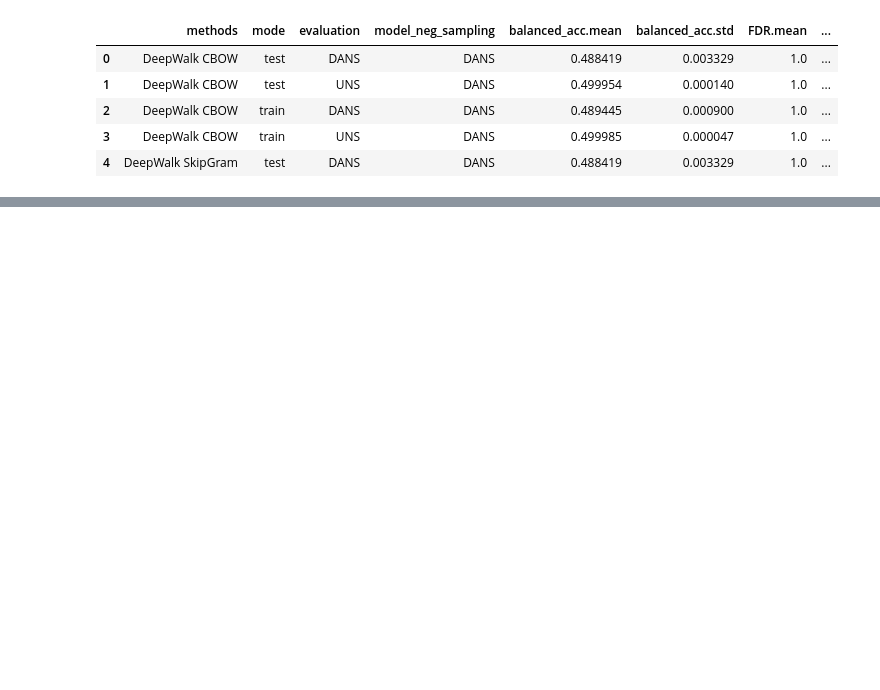
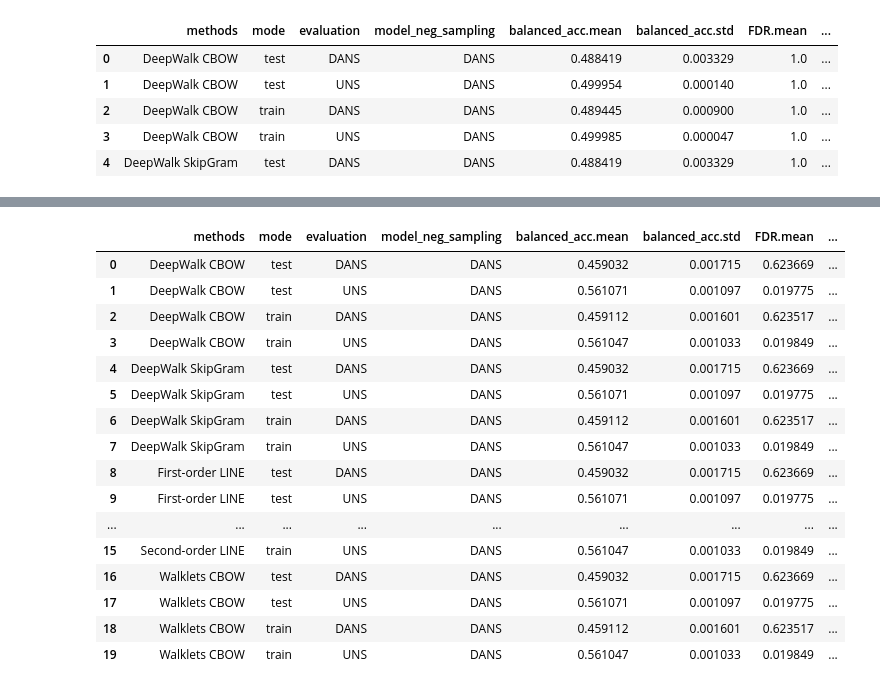
Before and after one commit to monarch-initiative/negativeExampleSelection, a Jupyter notebook: extractingResults.ipynb, the cells around one changed output, grey strips where cells are left out. Drawn from its saved outputs; the diff is of its cells as text; code cells hidden in the pictures; blank space fills up the shorter version.

```diff
--- a/extractingResults.ipynb
+++ b/extractingResults.ipynb
@@ -199,0 +166,21 @@ d2p_stats.head()
+# %%
+d2p_stats = get_mean_and_sd(d2p_results)
+d2p_stats.head(20)
+# %% [output]
+|  | methods | mode | evaluation | model_neg_sampling | balanced_acc.mean | balanced_acc.std | FDR.mean | ... |
+| 0 | DeepWalk CBOW | test | DANS | DANS | 0.459032 | 0.001715 | 0.623669 | ... |
+| 1 | DeepWalk CBOW | test | UNS | DANS | 0.561071 | 0.001097 | 0.019775 | ... |
+| 2 | DeepWalk CBOW | train | DANS | DANS | 0.459112 | 0.001601 | 0.623517 | ... |
+| 3 | DeepWalk CBOW | train | UNS | DANS | 0.561047 | 0.001033 | 0.019849 | ... |
+| 4 | DeepWalk SkipGram | test | DANS | DANS | 0.459032 | 0.001715 | 0.623669 | ... |
+| 5 | DeepWalk SkipGram | test | UNS | DANS | 0.561071 | 0.001097 | 0.019775 | ... |
+| 6 | DeepWalk SkipGram | train | DANS | DANS | 0.459112 | 0.001601 | 0.623517 | ... |
+| 7 | DeepWalk SkipGram | train | UNS | DANS | 0.561047 | 0.001033 | 0.019849 | ... |
+| 8 | First-order LINE | test | DANS | DANS | 0.459032 | 0.001715 | 0.623669 | ... |
+| 9 | First-order LINE | test | UNS | DANS | 0.561071 | 0.001097 | 0.019775 | ... |
+| ... | ... | ... | ... | ... | ... | ... | ... | ... |
+| 15 | Second-order LINE | train | UNS | DANS | 0.561047 | 0.001033 | 0.019849 | ... |
+| 16 | Walklets CBOW | test | DANS | DANS | 0.459032 | 0.001715 | 0.623669 | ... |
+| 17 | Walklets CBOW | test | UNS | DANS | 0.561071 | 0.001097 | 0.019775 | ... |
+| 18 | Walklets CBOW | train | DANS | DANS | 0.459112 | 0.001601 | 0.623517 | ... |
+| 19 | Walklets CBOW | train | UNS | DANS | 0.561047 | 0.001033 | 0.019849 | ... |
```
Also changed, not shown: parts of 11 cells of this notebook, 1 other file.
